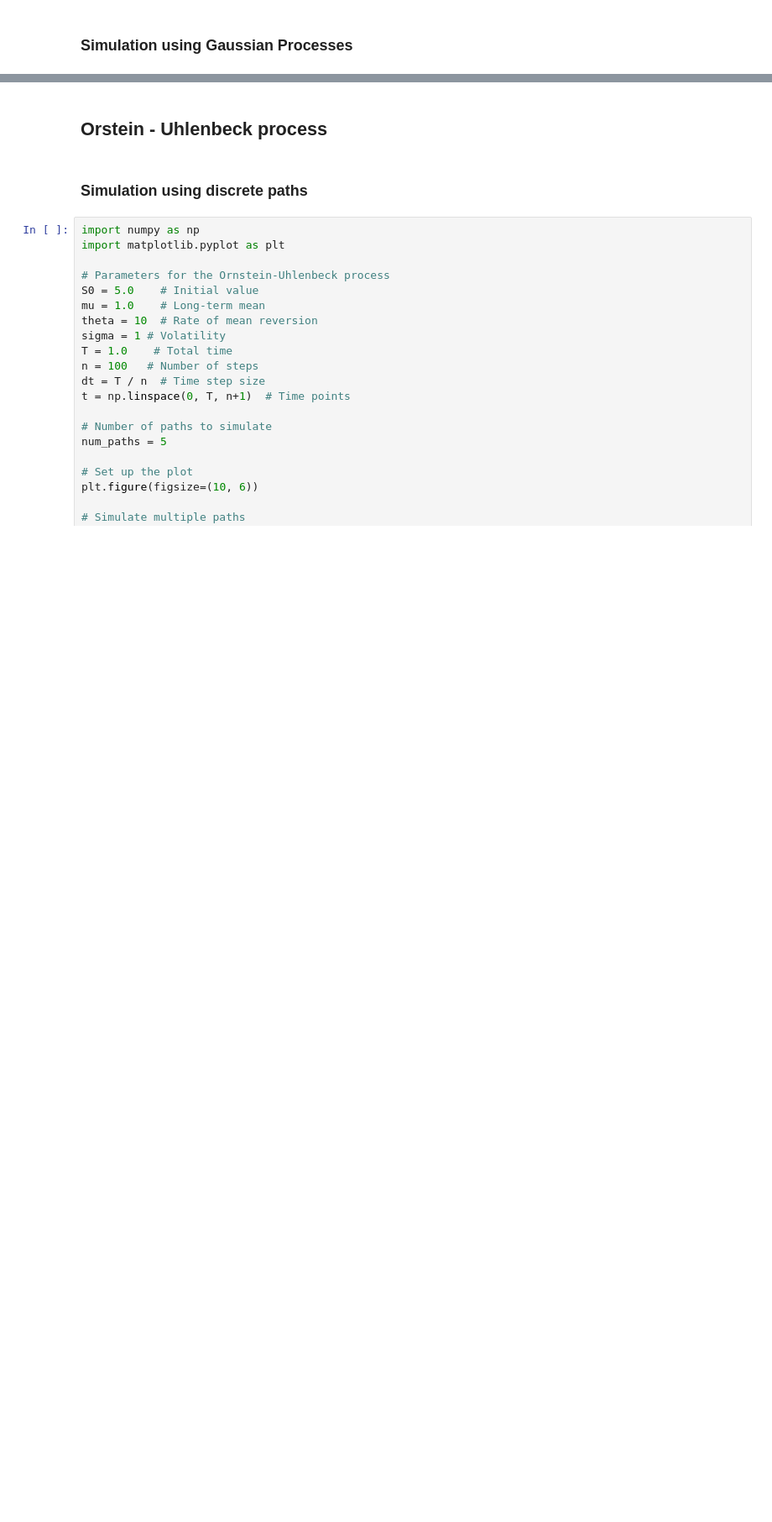
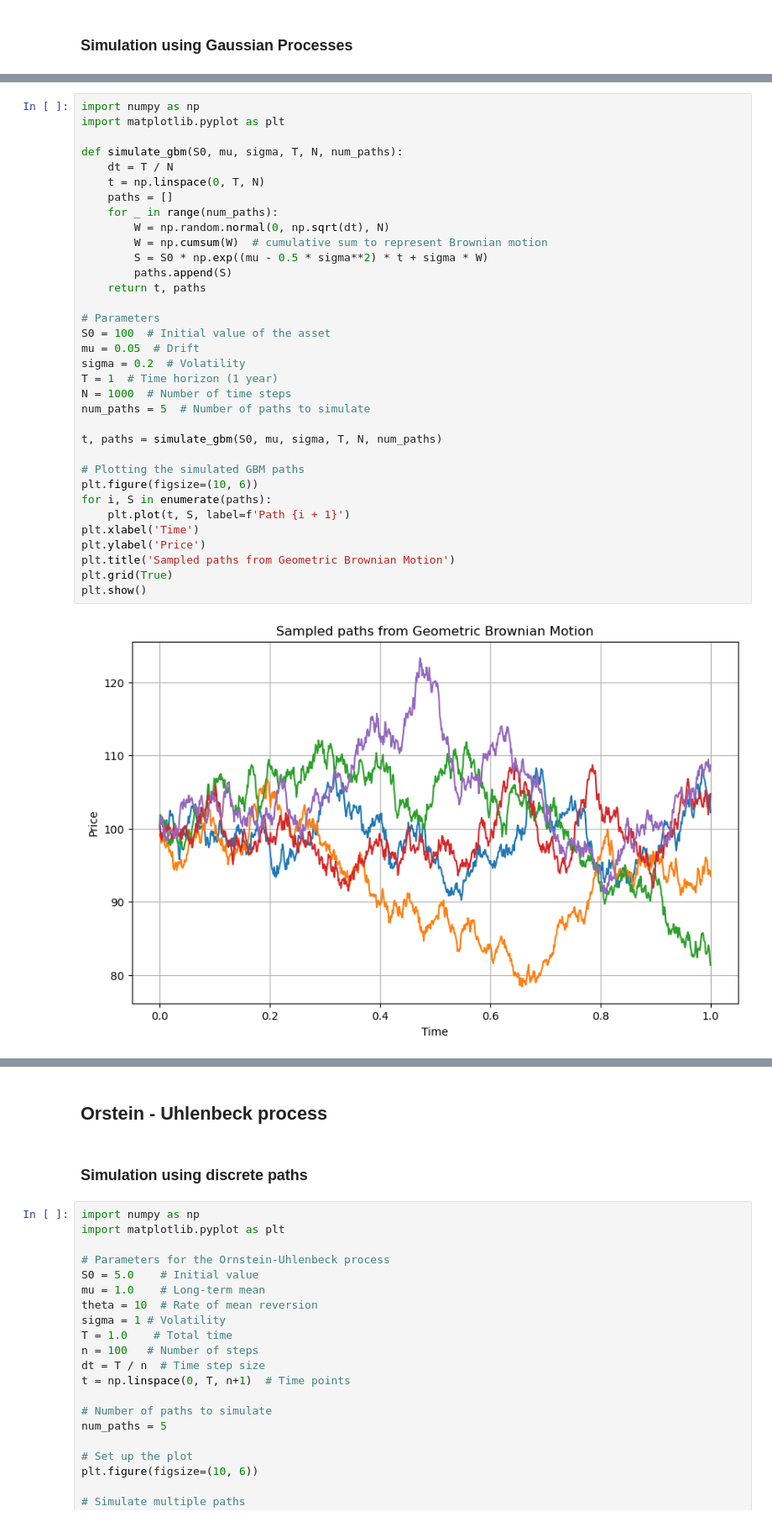
Before and after one commit to xaviweise/aaat, a Jupyter notebook: _build/jupyter_execute/notebooks/stochastic_calculus.ipynb, the cells around one changed output, grey strips where cells are left out. Shown at 84% size. Saved outputs shown, nothing was run; the diff lists cells and outputs as text; blank space fills up the shorter version.

```diff
--- a/_build/jupyter_execute/notebooks/stochastic_calculus.ipynb
+++ b/_build/jupyter_execute/notebooks/stochastic_calculus.ipynb
@@ -282,0 +289,36 @@ plt.show()
+# %%
+import numpy as np
+import matplotlib.pyplot as plt
+
+def simulate_gbm(S0, mu, sigma, T, N, num_paths):
+    dt = T / N
+    t = np.linspace(0, T, N)
+    paths = []
+    for _ in range(num_paths):
+        W = np.random.normal(0, np.sqrt(dt), N)
+        W = np.cumsum(W)  # cumulative sum to represent Brownian motion
+        S = S0 * np.exp((mu - 0.5 * sigma**2) * t + sigma * W)
+        paths.append(S)
+    return t, paths
+
+# Parameters
+S0 = 100  # Initial value of the asset
+mu = 0.05  # Drift
+sigma = 0.2  # Volatility
+T = 1  # Time horizon (1 year)
+N = 1000  # Number of time steps
+num_paths = 5  # Number of paths to simulate
+
+t, paths = simulate_gbm(S0, mu, sigma, T, N, num_paths)
+
+# Plotting the simulated GBM paths
+plt.figure(figsize=(10, 6))
+for i, S in enumerate(paths):
+    plt.plot(t, S, label=f'Path {i + 1}')
+plt.xlabel('Time')
+plt.ylabel('Price')
+plt.title('Sampled paths from Geometric Brownian Motion')
+plt.grid(True)
+plt.show()
+# %% [output]
+[figure, added]
```
Also changed, not shown: parts of 6 cells of this notebook, 28 other files.
